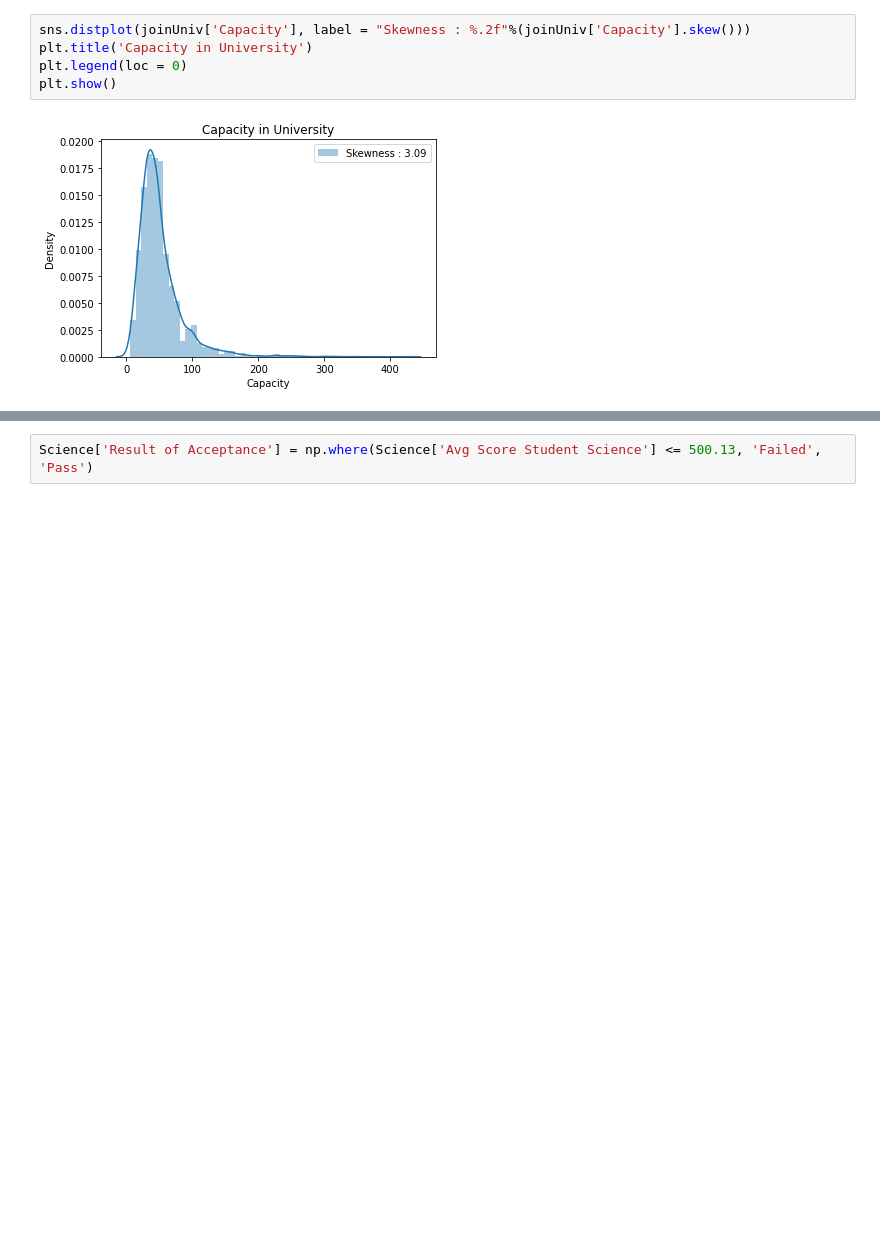
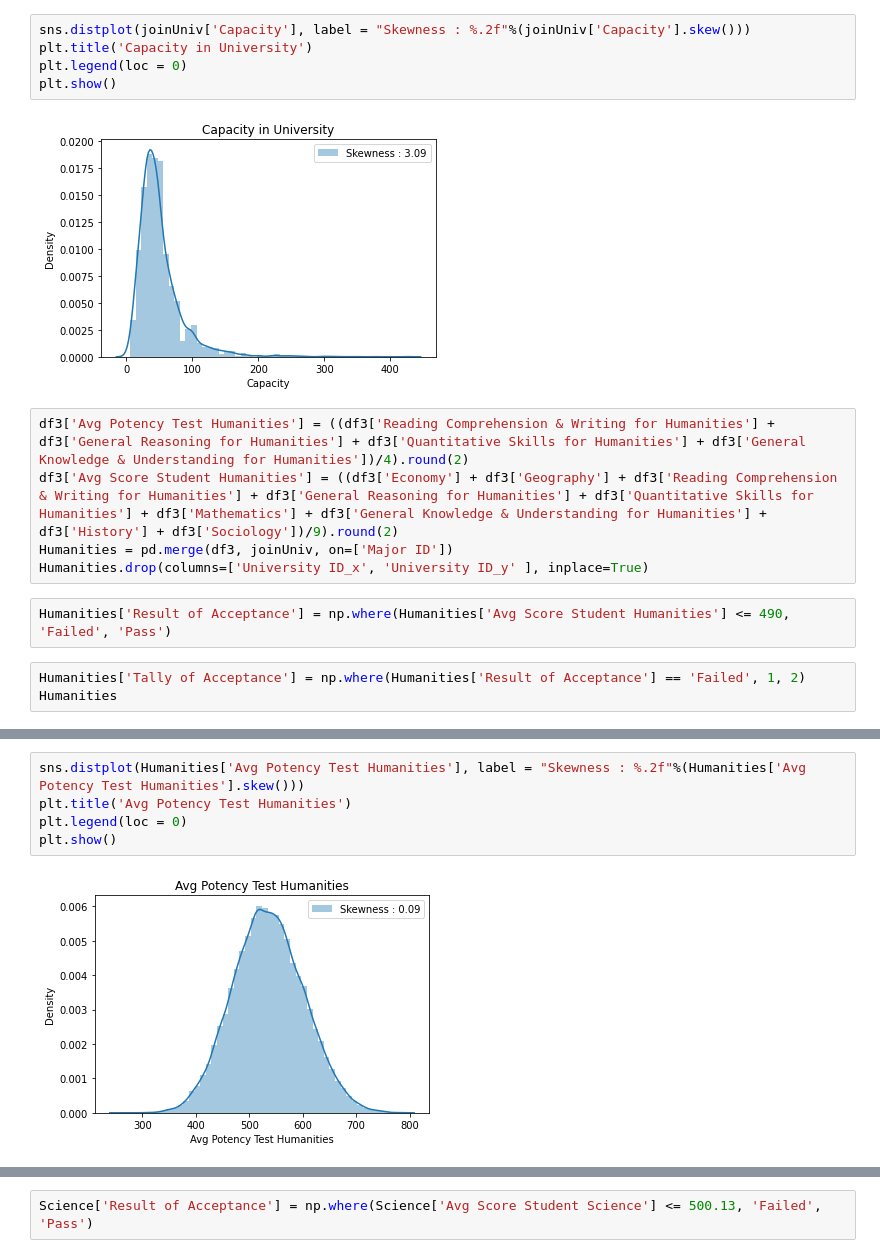
Before and after one commit to benvictoria17/DataAnalytics, a Jupyter notebook: EDA and Correlation Hypothesis for UTBK Ind 2019.ipynb, the cells around one changed output, grey strips where cells are left out. Cells and saved outputs as stored; diff of their text form; blank space fills up the shorter version.

```diff
--- a/EDA and Correlation Hypothesis for UTBK Ind 2019.ipynb
+++ b/EDA and Correlation Hypothesis for UTBK Ind 2019.ipynb
@@ -149,3 +156,13 @@ plt.legend(loc = 0)
 plt.show()
 # %% [output]
 [figure]
+# %%
+df3['Avg Potency Test Humanities'] = ((df3['Reading Comprehension & Writing for Humanities'] + df3['General Reasoning for Humanities'] + df3['Quantitative Skills for Humanities'] + df3['General Knowledge & Understanding for Humanities'])/4).round(2)
+df3['Avg Score Student Humanities'] = ((df3['Economy'] + df3['Geography'] + df3['Reading Comprehension & Writing for Humanities'] + df3['General Reasoning for Humanities'] + df3['Quantitative Skills for Humanities'] + df3['Mathematics'] + df3['General Knowledge & Understanding for Humanities'] + df3['History'] + df3['Sociology'])/9).round(2)
+Humanities = pd.merge(df3, joinUniv, on=['Major ID'])
+Humanities.drop(columns=['University ID_x', 'University ID_y' ], inplace=True)
+# %%
+Humanities['Result of Acceptance'] = np.where(Humanities['Avg Score Student Humanities'] <= 490, 'Failed', 'Pass')
+# %%
+Humanities['Tally of Acceptance'] = np.where(Humanities['Result of Acceptance'] == 'Failed', 1, 2)
+Humanities
@@ -151,0 +183,7 @@ plt.show()
+# %%
+sns.distplot(Humanities['Avg Potency Test Humanities'], label = "Skewness : %.2f"%(Humanities['Avg Potency Test Humanities'].skew()))
+plt.title('Avg Potency Test Humanities')
+plt.legend(loc = 0)
+plt.show()
+# %% [output]
+[figure, added]
```
Also changed, not shown: parts of 26 cells of this notebook.
